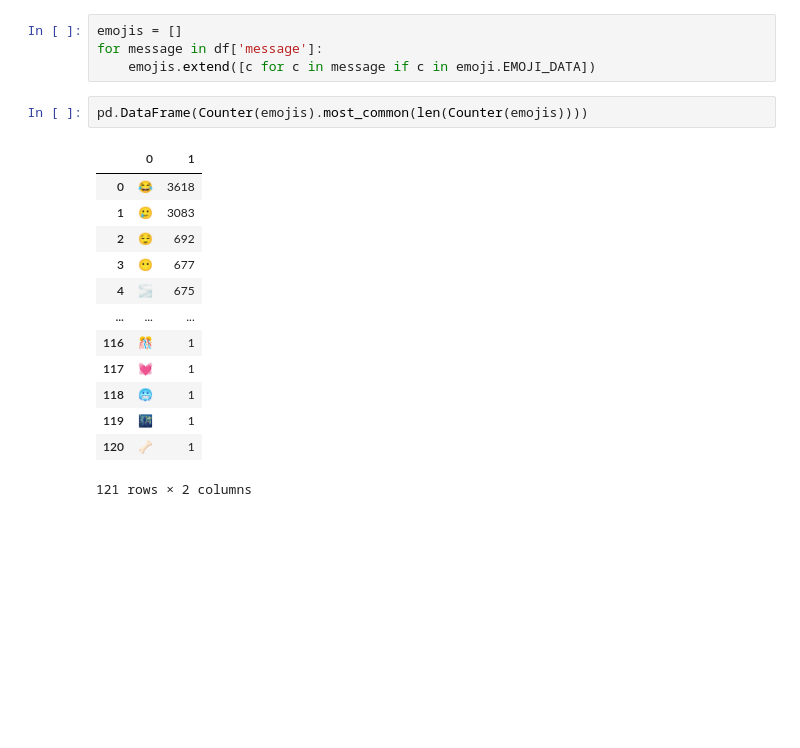
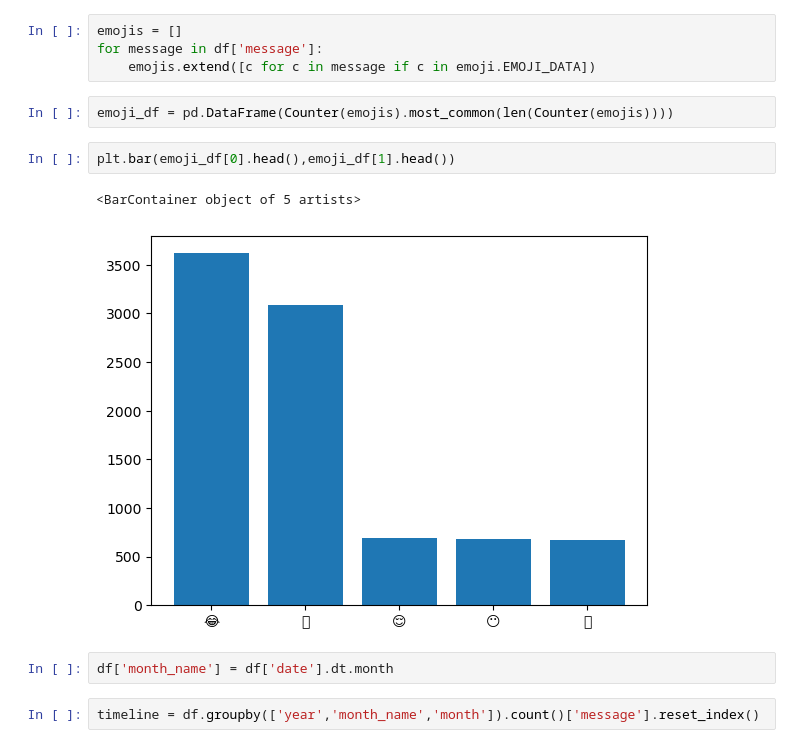
Before and after one commit to harshkanani204/WhatsApp-Chat-Analyzer, a Jupyter notebook: WhatsApp-Chat-Analysis.ipynb, the cells around one changed output. Saved outputs shown, nothing was run; the diff lists cells and outputs as text; blank space fills up the shorter version.

```diff
--- a/WhatsApp-Chat-Analysis.ipynb
+++ b/WhatsApp-Chat-Analysis.ipynb
@@ -292,18 +289,13 @@ emojis = []
 for message in df['message']:
     emojis.extend([c for c in message if c in emoji.EMOJI_DATA])
 # %%
-pd.DataFrame(Counter(emojis).most_common(len(Counter(emojis))))
+emoji_df = pd.DataFrame(Counter(emojis).most_common(len(Counter(emojis))))
-# %% [output]
-|  | 0 | 1 |
-| 0 | 😂 | 3618 |
-| 1 | 🥲 | 3083 |
-| 2 | 😌 | 692 |
-| 3 | 😶 | 677 |
-| 4 | 🌫 | 675 |
-| ... | ... | ... |
-| 116 | 🎊 | 1 |
-| 117 | 💓 | 1 |
-| 118 | 🥶 | 1 |
-| 119 | 🌃 | 1 |
-| 120 | 🦴 | 1 |
-121 rows × 2 columns
+# %%
+plt.bar(emoji_df[0].head(),emoji_df[1].head())
+# %% [output]
+<BarContainer object of 5 artists>
+[figure, added]
+# %%
+df['month_name'] = df['date'].dt.month
+# %%
+timeline = df.groupby(['year','month_name','month']).count()['message'].reset_index()
```
Also changed, not shown: parts of 20 cells of this notebook, 5 other files.
